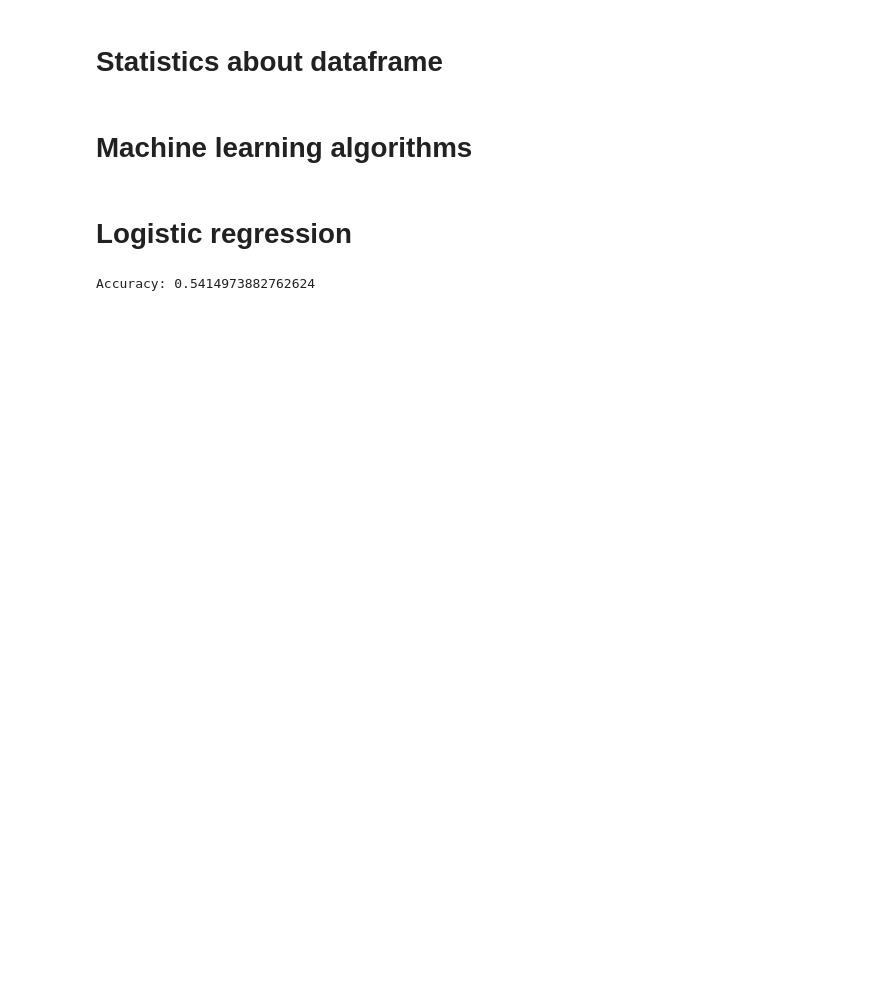
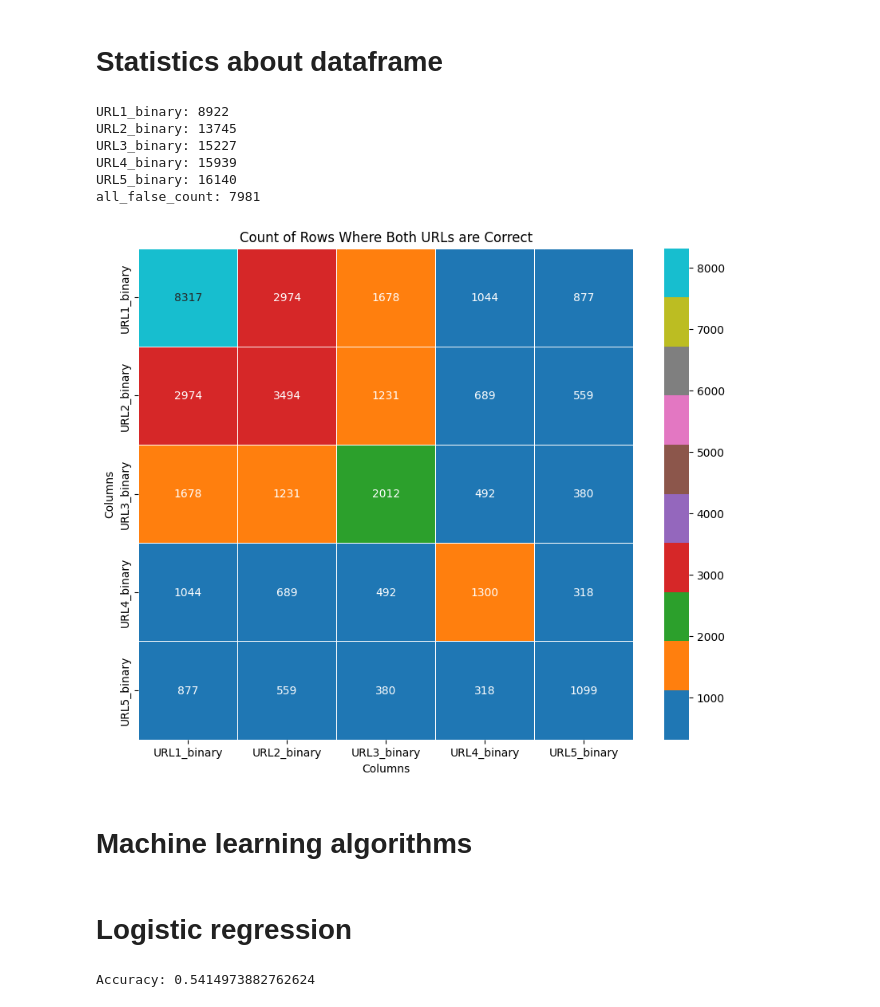
Before and after one commit to nathanvdv/URLfinder, a Jupyter notebook: Machine_Learning_prep.ipynb, the cells around one changed output. Cells and saved outputs as stored; diff of their text form; code cells hidden in the pictures; blank space fills up the shorter version.

Commit message:
Add keras to requirements.txt + statistics on correctness of URL + Lasso + Regularization in Neural Networks

```diff
--- a/Machine_Learning_prep.ipynb
+++ b/Machine_Learning_prep.ipynb
@@ -130,10 +132,7 @@ def clean_and_standardize_url(url, is_main_url=False):
     # Removing trailing slash if it's not part of a protocol
     url = url.rstrip('/')
 
-    # Re-adding "www." at the beginning
-    standardized_url = f"www.{url}"
-
-    return standardized_url
+    return url
 
 # Apply the function
 columns_to_standardize = ['URL'] + [f'URL{i}' for i in range(1, 6)]
@@ -243,14 +259,14 @@ def analyze_false_ratings(dataframe):
     summary = {}
 
     # Columns to check for false ratings
-    url_correct_cols = [f'URL{i}_correct' for i in range(1, 6)]
+    url_correct_cols = [f'URL{i}_binary' for i in range(1, 6)]
 
     # Calculate total number of false ratings per URL(i)_correct column
     for col in url_correct_cols:
         summary[col] = (dataframe[col] == False).sum()
 
     # Calculate how many entries have all URL(i)_correct columns as false
-    dataframe['all_false'] = dataframe[url_correct_cols].apply(lambda row: all(~row), axis=1)
+    dataframe['all_false'] = dataframe[url_correct_cols].apply(lambda row: all(row == 0), axis=1)
     summary['all_false_count'] = dataframe['all_false'].sum()
 
     return summary
@@ -261,6 +277,71 @@ false_ratings_summary = analyze_false_ratings(merged_dataset)
 # Example: Print the summary statistics
 for key, value in false_ratings_summary.items():
     print(f"{key}: {value}")
+# %% [output]
+URL1_binary: 8922
+URL2_binary: 13745
+URL3_binary: 15227
+URL4_binary: 15939
+URL5_binary: 16140
+all_false_count: 7981
+# %%
+import pandas as pd
+import seaborn as sns
+import matplotlib.pyplot as plt
+
+def analyze_false_ratings(dataframe):
+    """
+    Analyzes the false ratings in the URL(i)_correct columns and calculates the count of rows
+    where both URLs are correct (have a 1) for every combination of URL(i)_binary columns.
+
+    Parameters:
+    - dataframe: The DataFrame containing the URL(i)_binary columns.
+
+    Returns:
+    - A DataFrame representing the count of rows where both URLs are correct for every combination of URL(i)_binary columns.
+    """
+    # Columns to check for false ratings
+    url_binary_cols = [f'URL{i}_binary' for i in range(1, 6)]
+
+    # Initialize a dictionary to store the results
+    results = {}
+
+    # Calculate count of rows where both URLs are correct for every combination of URL(i)_binary columns
+    combination_counts = pd.DataFrame(index=url_binary_cols, columns=url_binary_cols)
+    for i in range(len(url_binary_cols)):
+        for j in range(i+1, len(url_binary_cols)):
+            col1 = url_binary_cols[i]
+            col2 = url_binary_cols[j]
+            combination_counts.loc[col1, col2] = ((dataframe[col1] == 1) & (dataframe[col2] == 1)).sum()
+            combination_counts.loc[col2, col1] = combination_counts.loc[col1, col2]
+
+    # Store the results
+    results['combination_counts'] = combination_counts
+
+    return results
+
+# Assuming 'merged_dataset' is your DataFrame
+results = analyze_false_ratings(merged_dataset)
+
+# Create a DataFrame for visualization
+matrix = results['combination_counts']
+
+# Convert the matrix to numeric values
+matrix = matrix.apply(pd.to_numeric, errors='coerce')
+
+# Set diagonal values to the sum of each row
+for i in range(matrix.shape[0]):
+    matrix.iloc[i, i] = merged_dataset[f'URL{i+1}_binary'].sum()
+
+# Create a heatmap using Seaborn
+plt.figure(figsize=(10, 8))
+sns.heatmap(matrix, annot=True, cmap='tab10', fmt='g', linewidths=0.5)
+plt.title("Count of Rows Where Both URLs are Correct")
+plt.xlabel('Columns')
+plt.ylabel('Columns')
+plt.show()
+# %% [output]
+[figure, added]
 # %% [markdown]
 # Machine learning algorithms
 # %% [markdown]
```
Also changed, not shown: parts of 9 cells of this notebook, 1 other file.
